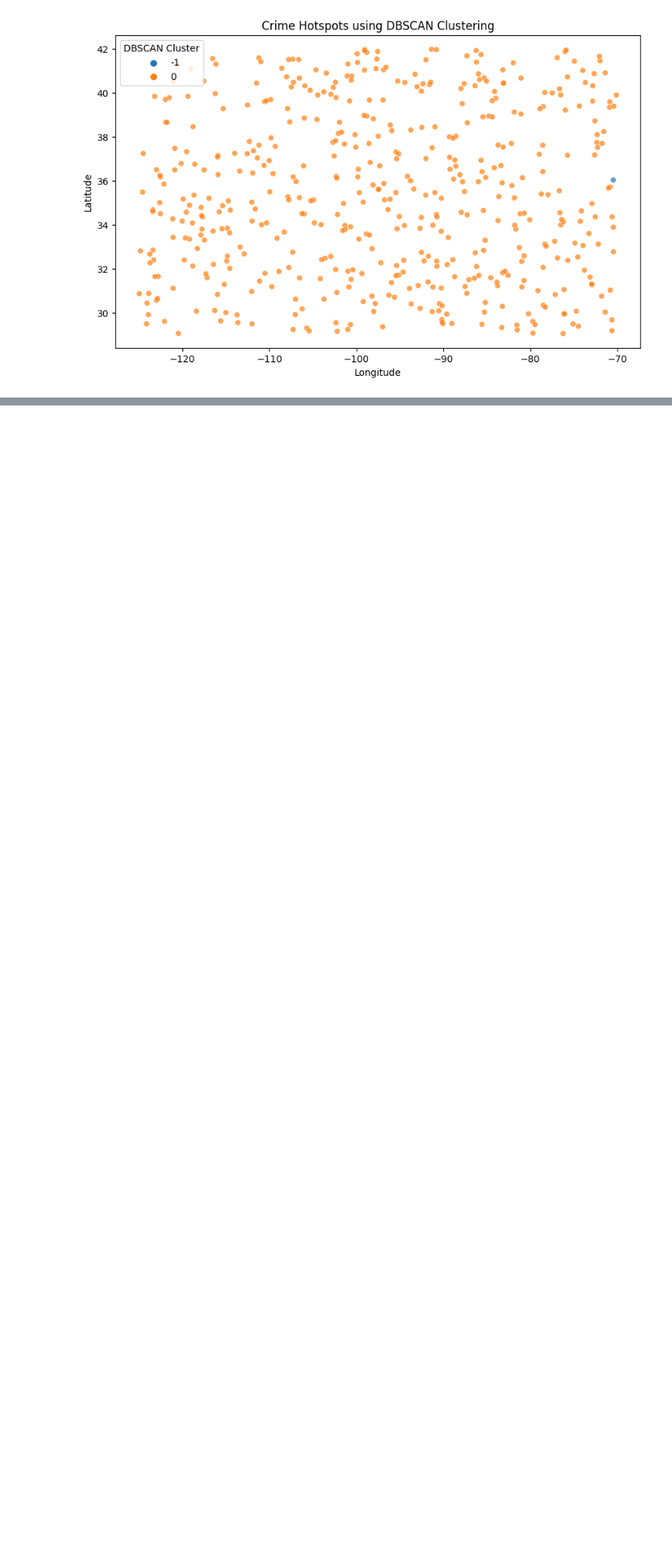
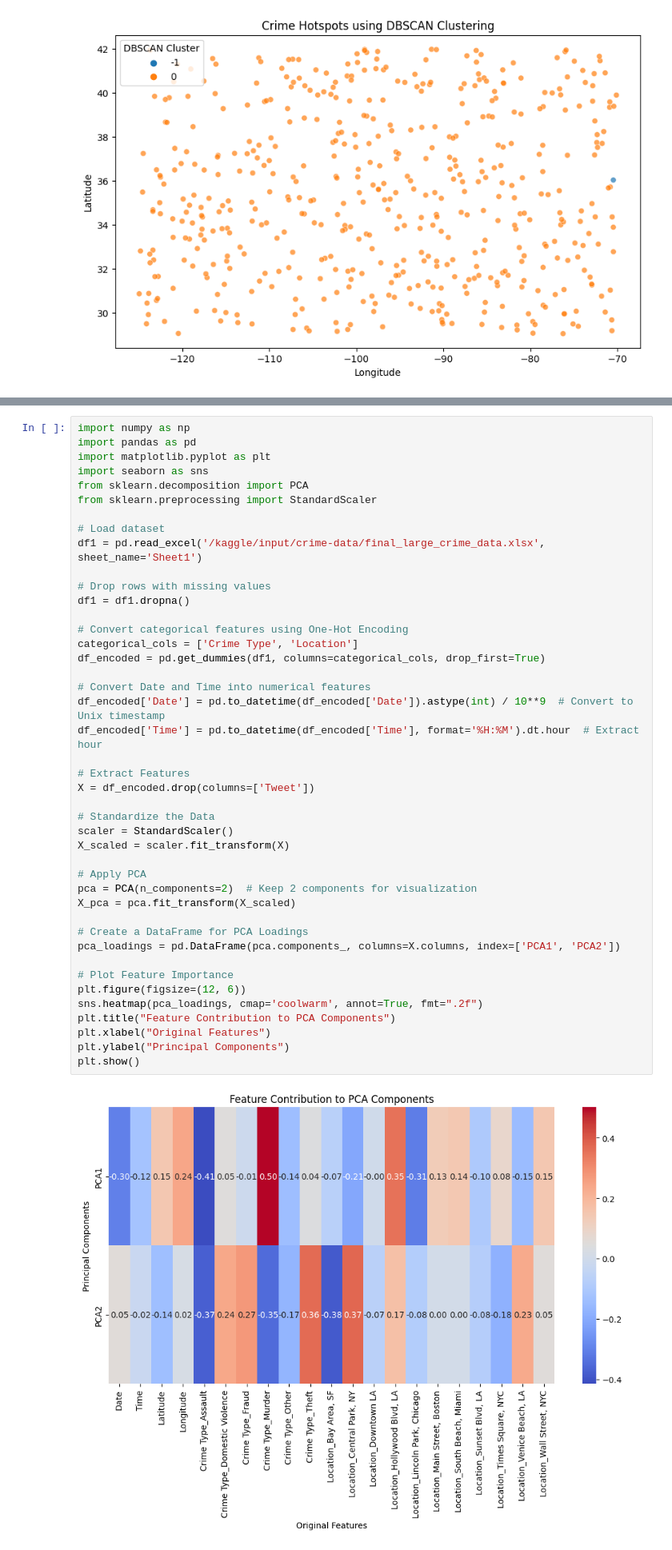
Before and after one commit to ChintooIT/Kookle, a Jupyter notebook: notebook2c5db0a686.ipynb, the cells around one changed output, grey strips where cells are left out. Shown at 80% size. Saved outputs shown, nothing was run; the diff lists cells and outputs as text; blank space fills up the shorter version.

```diff
--- a/notebook2c5db0a686.ipynb
+++ b/notebook2c5db0a686.ipynb
@@ -235,0 +277,45 @@ plt.show()
+# %%
+import numpy as np
+import pandas as pd
+import matplotlib.pyplot as plt
+import seaborn as sns
+from sklearn.decomposition import PCA
+from sklearn.preprocessing import StandardScaler
+
+# Load dataset
+df1 = pd.read_excel('/kaggle/input/crime-data/final_large_crime_data.xlsx', sheet_name='Sheet1')
+
+# Drop rows with missing values
+df1 = df1.dropna()
+
+# Convert categorical features using One-Hot Encoding
+categorical_cols = ['Crime Type', 'Location']
+df_encoded = pd.get_dummies(df1, columns=categorical_cols, drop_first=True)
+
+# Convert Date and Time into numerical features
+df_encoded['Date'] = pd.to_datetime(df_encoded['Date']).astype(int) / 10**9  # Convert to Unix timestamp
+df_encoded['Time'] = pd.to_datetime(df_encoded['Time'], format='%H:%M').dt.hour  # Extract hour
+
+# Extract Features
+X = df_encoded.drop(columns=['Tweet'])
+
+# Standardize the Data
+scaler = StandardScaler()
+X_scaled = scaler.fit_transform(X)
+
+# Apply PCA
+pca = PCA(n_components=2)  # Keep 2 components for visualization
+X_pca = pca.fit_transform(X_scaled)
+
+# Create a DataFrame for PCA Loadings
+pca_loadings = pd.DataFrame(pca.components_, columns=X.columns, index=['PCA1', 'PCA2'])
+
+# Plot Feature Importance
+plt.figure(figsize=(12, 6))
+sns.heatmap(pca_loadings, cmap='coolwarm', annot=True, fmt=".2f")
+plt.title("Feature Contribution to PCA Components")
+plt.xlabel("Original Features")
+plt.ylabel("Principal Components")
+plt.show()
+# %% [output]
+[figure, added]
```
Also changed, not shown: parts of 2 cells of this notebook.
